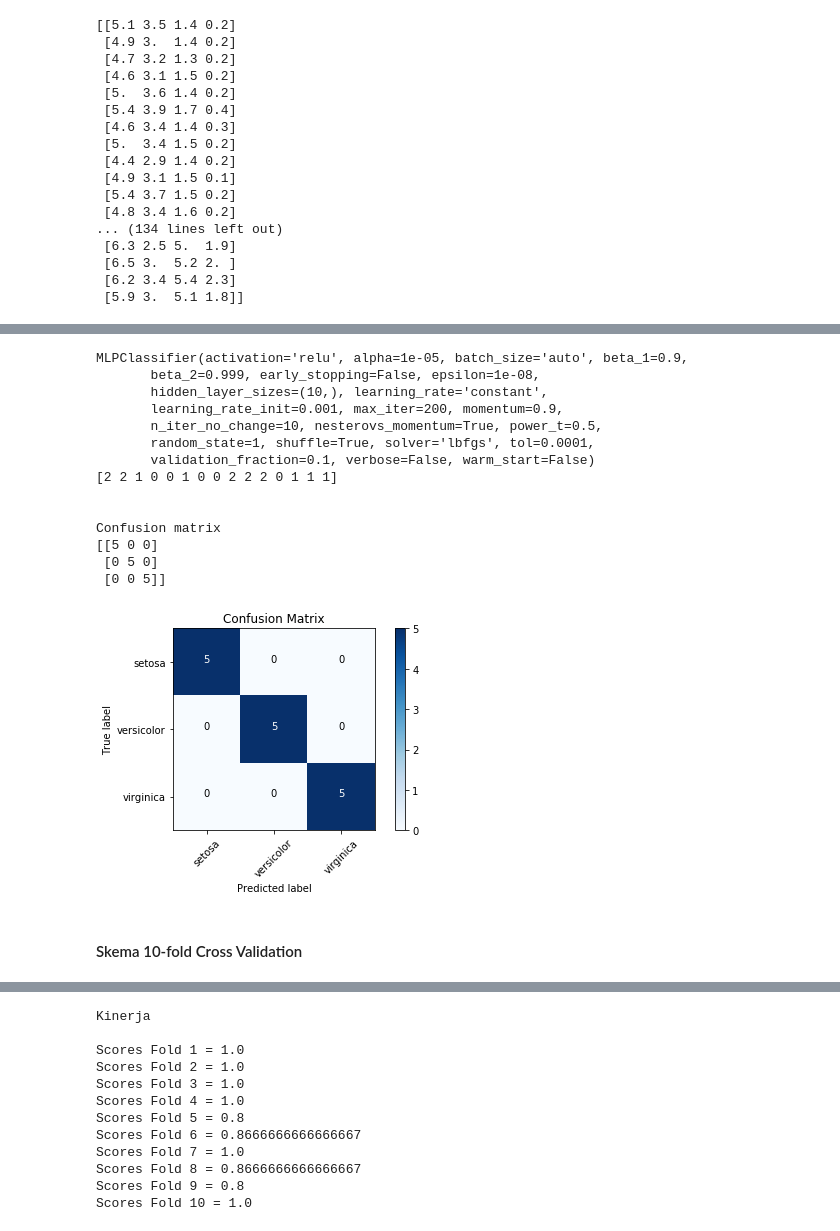
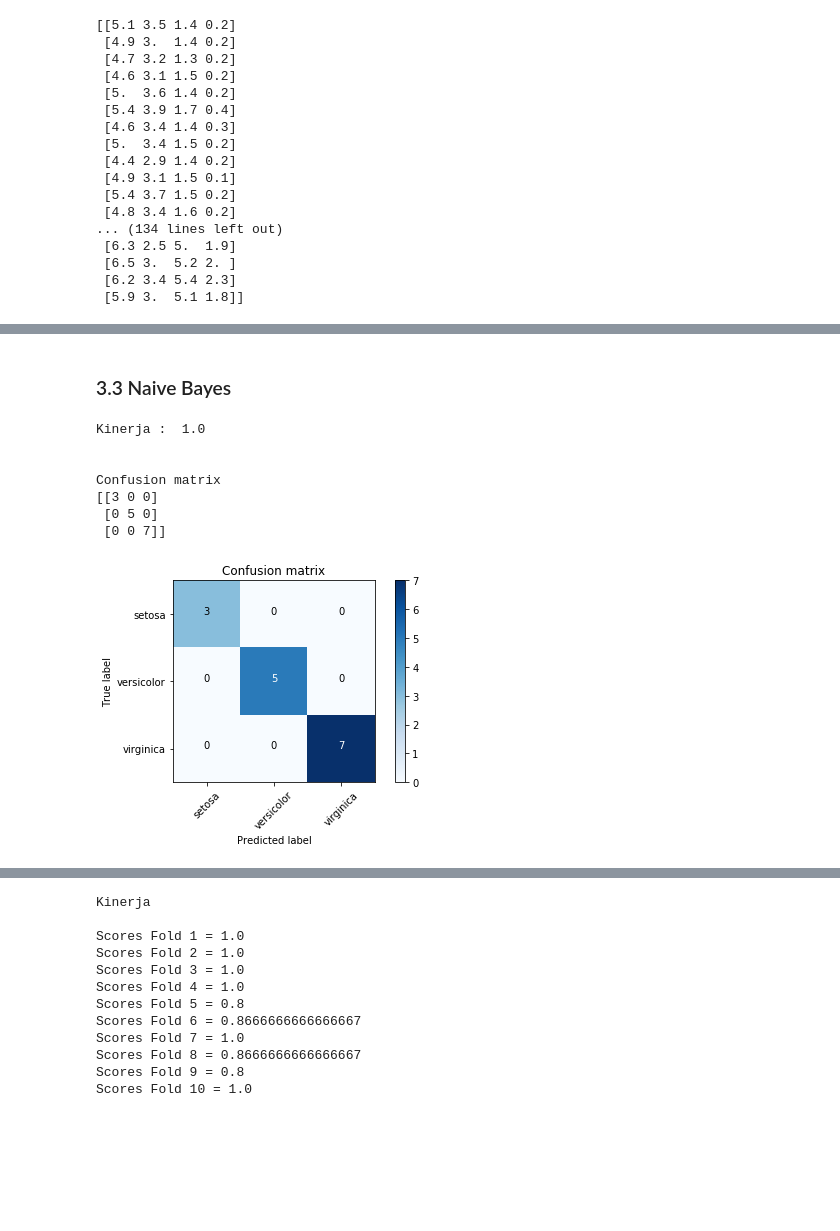
Before and after one commit to yasyars/Tucil-2-AI, a Jupyter notebook: TugasKecil2.ipynb, the cells around one changed output, grey strips where cells are left out. Saved outputs shown, nothing was run; the diff lists cells and outputs as text; code cells hidden in the pictures; blank space fills up the shorter version.

```diff
--- a/TugasKecil2.ipynb
+++ b/TugasKecil2.ipynb
@@ -32,0 +282,8 @@ print (iris.data)
+# %%
+for i in range(len(clf_mlp.coefs_)):
+    number_neurons_in_layer = clf_mlp.coefs_[i].shape[1]
+    for j in range(number_neurons_in_layer):
+        weights = clf_mlp.coefs_[i][:,j]
+        print(i, j, weights, end=", ")
+        print()
+    print()
@@ -381,12 +417,0 @@ Confusion matrix
-# %%
-import numpy as np
-from sklearn.datasets import load_iris
-from sklearn.linear_model import Perceptron
-from sklearn.neural_network import MLPClassifier
-
-iris = load_iris()
-print(iris.data[:3])
-print(iris.data[15:18])
-print(iris.data[37:40])
-# we extract only the lengths and widthes of the petals:
-X = iris.data[:, (2, 3)]
@@ -571,31 +418,28 @@ print(prob_results)
-# %%
-mlp = MLPClassifier(solver = 'lbfgs', alpha=1e-5, hidden_layer_sizes=(10,), random_state=1)
-mlp_class = mlp.fit(X_train, Y_train)
-mlp_predict = mlp_class.predict(X_test)
-print (mlp)
-print (mlp_predict)
-print ("\n")
-
-cm_mlp = confusion_matrix(Y_test, mlp_predict)
-
-plt.figure()
-plot_confusion_matrix(cm_mlp, classes= iris.target_names,
-                      title='Confusion Matrix')
-# %% [output]
-MLPClassifier(activation='relu', alpha=1e-05, batch_size='auto', beta_1=0.9,
-       beta_2=0.999, early_stopping=False, epsilon=1e-08,
-       hidden_layer_sizes=(10,), learning_rate='constant',
-       learning_rate_init=0.001, max_iter=200, momentum=0.9,
-       n_iter_no_change=10, nesterovs_momentum=True, power_t=0.5,
-       random_state=1, shuffle=True, solver='lbfgs', tol=0.0001,
-       validation_fraction=0.1, verbose=False, warm_start=False)
-[2 2 1 0 0 1 0 0 2 2 2 0 1 1 1]
-
-
-Confusion matrix
-[[5 0 0]
- [0 5 0]
- [0 0 5]]
-[figure, removed]
-# %% [markdown]
-#### Skema 10-fold Cross Validation
+# %% [markdown]
+### 3.3 Naive Bayes
+# %%
+from sklearn import metrics
+from sklearn.metrics import accuracy_score
+import numpy as np
+from sklearn.metrics import confusion_matrix
+
+clf_nb = GaussianNB() # gaussian model
+
+ypred=clf_nb.fit(X_train,Y_train).predict(X_test) #predicting on test data
+x=accuracy_score(Y_test, ypred) # accuracy of a model
+print('Kinerja : ', x)
+
+print('\n')
+#make confusion matrix
+cm= confusion_matrix(Y_test,ypred)
+
+plot_confusion_matrix(cm,classes=iris.target_names, title='Confusion matrix')
+# %% [output]
+Kinerja :  1.0
+
+
+Confusion matrix
+[[3 0 0]
+ [0 5 0]
+ [0 0 7]]
+[figure, added]
```
Also changed, not shown: parts of 102 cells of this notebook.
